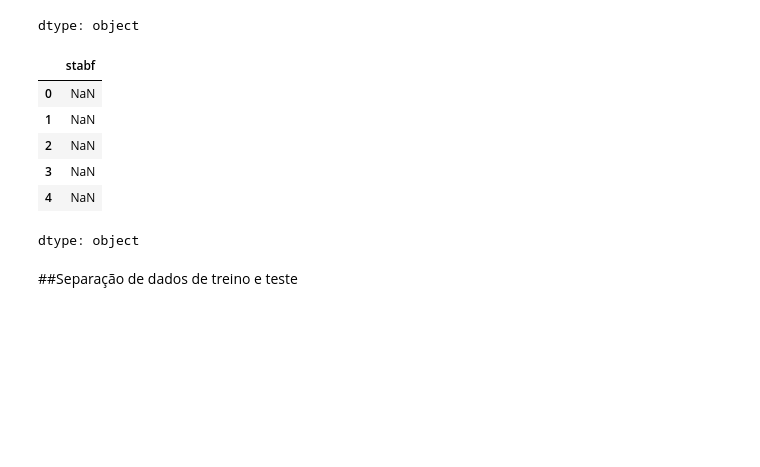
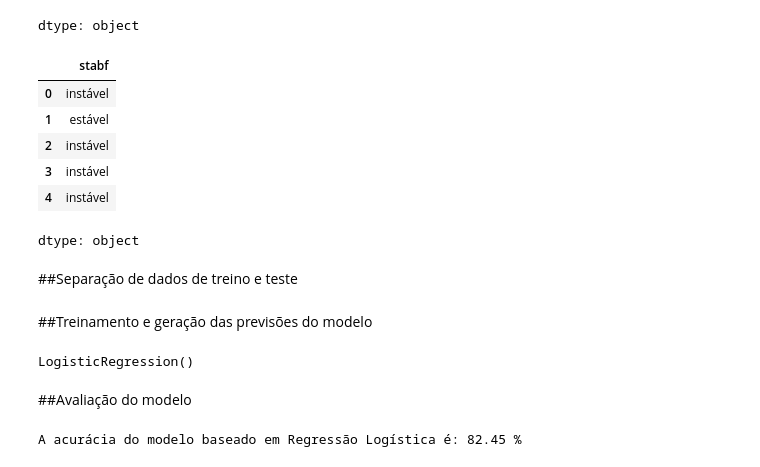
Before and after one commit to gabrielcggs/MACHINE-LEARNING-SERS, a Jupyter notebook: AULA_06_ML_ENERGIA.ipynb, the cells around one changed output. Saved outputs shown, nothing was run; the diff lists cells and outputs as text; code cells hidden in the pictures; blank space fills up the shorter version.

```diff
--- a/AULA_06_ML_ENERGIA.ipynb
+++ b/AULA_06_ML_ENERGIA.ipynb
@@ -135,15 +135,15 @@ y.head()
 dtype: object
 # %%
 # Renomeando as classes da coluna alvo stabf (y)
-y = y.map({'unstable': 'instável', 'stable': 'estável'})
+y = y.map({'stable': 'estável', 'unstable': 'instável'})
 y.head()
 # %% [output]
 |  | stabf |
-| 0 | NaN |
-| 1 | NaN |
-| 2 | NaN |
-| 3 | NaN |
-| 4 | NaN |
+| 0 | instável |
+| 1 | estável |
+| 2 | instável |
+| 3 | instável |
+| 4 | instável |
 dtype: object
 # %% [markdown]
 ##Separação de dados de treino e teste
@@ -149,0 +156,2 @@ dtype: object
+# %% [markdown]
+##Treinamento e geração das previsões do modelo
@@ -150,2 +161,5 @@ dtype: object
 # %%
-# X_train, X_test, y_train, y_test
+# Treinando o modelo
+modelo_LR.fit(X_train, y_train)
+# %% [output]
+LogisticRegression()
@@ -151,0 +169,8 @@ dtype: object
+# %% [markdown]
+##Avaliação do modelo
+# %%
+# Acurácia
+acuracia = 100 * accuracy_score(y_test, y_predict)
+print(f'A acurácia do modelo baseado em Regressão Logística é: {acuracia:.2f} %')
+# %% [output]
+A acurácia do modelo baseado em Regressão Logística é: 82.45 %
```
Also changed, not shown: parts of 5 cells of this notebook.
